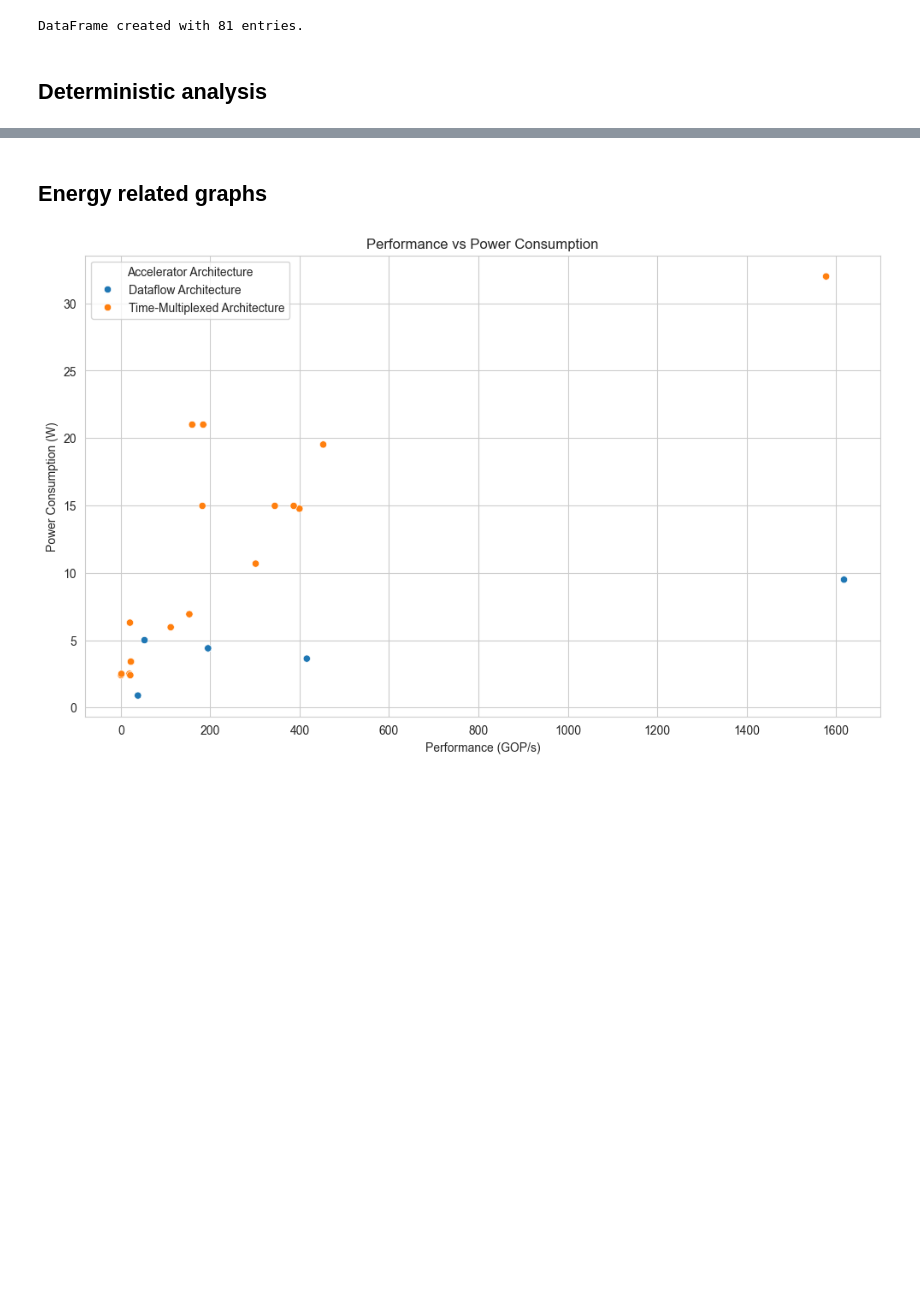
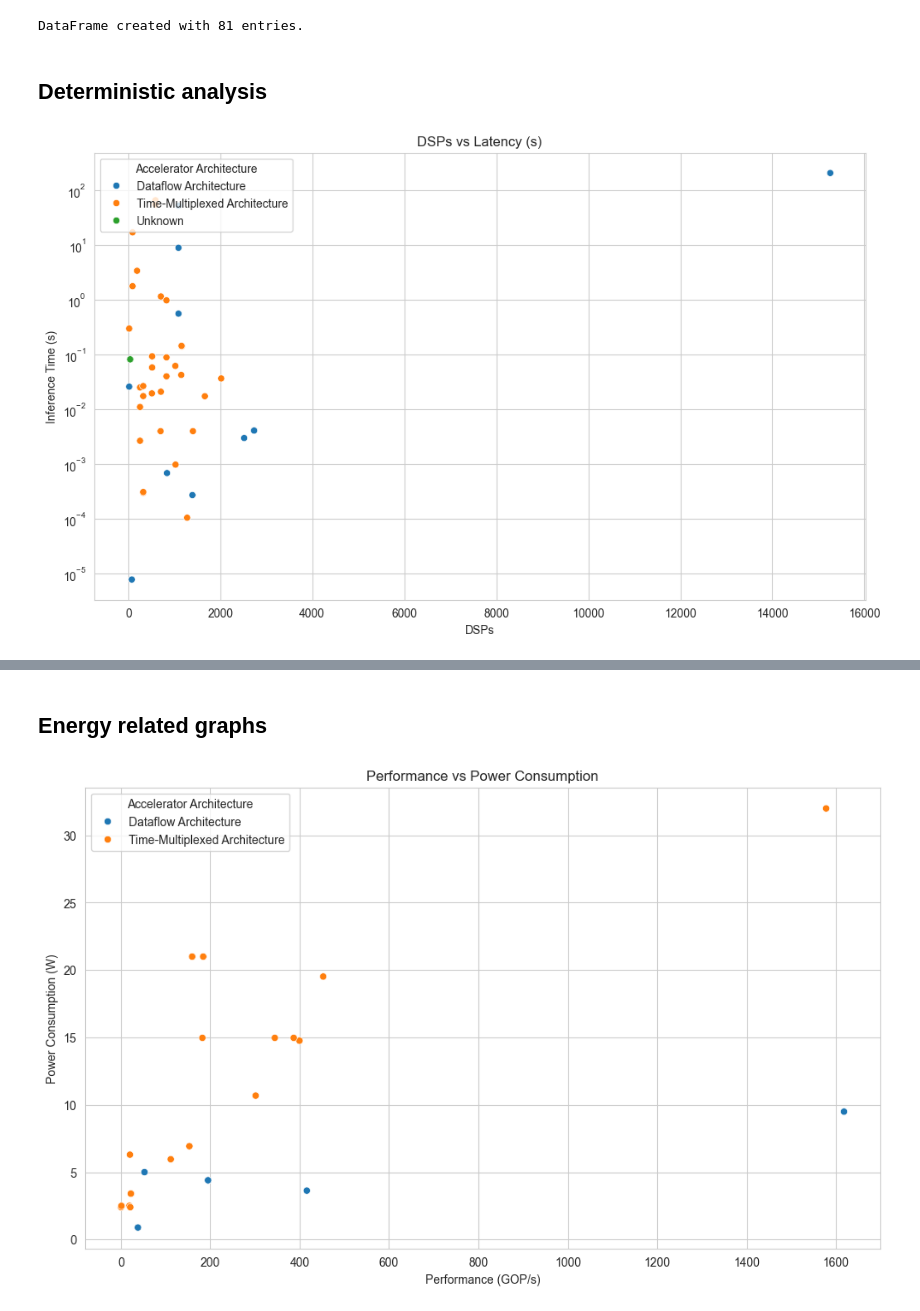
Before and after one commit to asap-space/SPACE_FPGA_NNs_SURVEY_DATA, a Jupyter notebook: Graphs.ipynb, the cells around one changed output, grey strips where cells are left out. Saved outputs shown, nothing was run; the diff lists cells and outputs as text; code cells hidden in the pictures; blank space fills up the shorter version.

```diff
--- a/Graphs.ipynb
+++ b/Graphs.ipynb
@@ -130,4 +130,49 @@ print("DataFrame created with {} entries.".format(len(df_for_analysis)))
 DataFrame created with 81 entries.
 # %% [markdown]
 ## Deterministic analysis
+# %%
+# Function to convert energy units to Seconds
+def convert_time_units(value):
+    if isinstance(value, str):
+        # Extract numeric value and unit
+        match = re.search(r'(\d+(\.\d+)?)\s*(s|ms|mu s)', value)
+        if match:
+            num_value = float(match.group(1))
+            unit = match.group(3)
+            if unit == 'ms':
+                return num_value / 1000  # Convert ms to s
+            elif unit == 'mu s':
+                return num_value / 1e6  # Convert us to s
+            else:
+                return num_value  # Already in Seconds
+    return None
+
+# Function to extract DSPs and convert latency to milliseconds
+def extract_dsp(value):
+    if isinstance(value, str):
+        # Extract numeric value and unit
+        match = re.search(r'(\d+(\.\d+)?)\s*(DSP|DSPs)', value)
+        if match:
+            num_value = float(match.group(1))
+            return num_value
+    return None
+
+# Apply the function to extract DSPs and latency
+temp_df = df_for_analysis[['FPGA Resources Consumption', 'Inference Time (Latency)', 'Accelerator Architecture']].dropna()
+temp_df['Inference Time (Latency)'] = temp_df['Inference Time (Latency)'].apply(convert_time_units)
+temp_df['DSPs'] = temp_df['FPGA Resources Consumption'].apply(extract_dsp)
+# Remove rows with NaN values
+temp_df = temp_df.dropna()
+# Plot the data with a logarithmic scale on the y-axis and different colors for 'Accelerator Architecture'
+plt.figure()
+sns.scatterplot(data=temp_df, x='DSPs', y='Inference Time (Latency)', hue='Accelerator Architecture')
+#plt.xscale('log')
+plt.yscale('log')
+plt.xlabel('DSPs')
+plt.ylabel('Inference Time (s)')
+plt.title('DSPs vs Latency (s)')
+plt.legend(title='Accelerator Architecture', bbox_to_anchor=(0, 1), loc='upper left')
+plt.show()
+# %% [output]
+[figure, added]
 # %%
```
Also changed, not shown: parts of 2 cells of this notebook.
